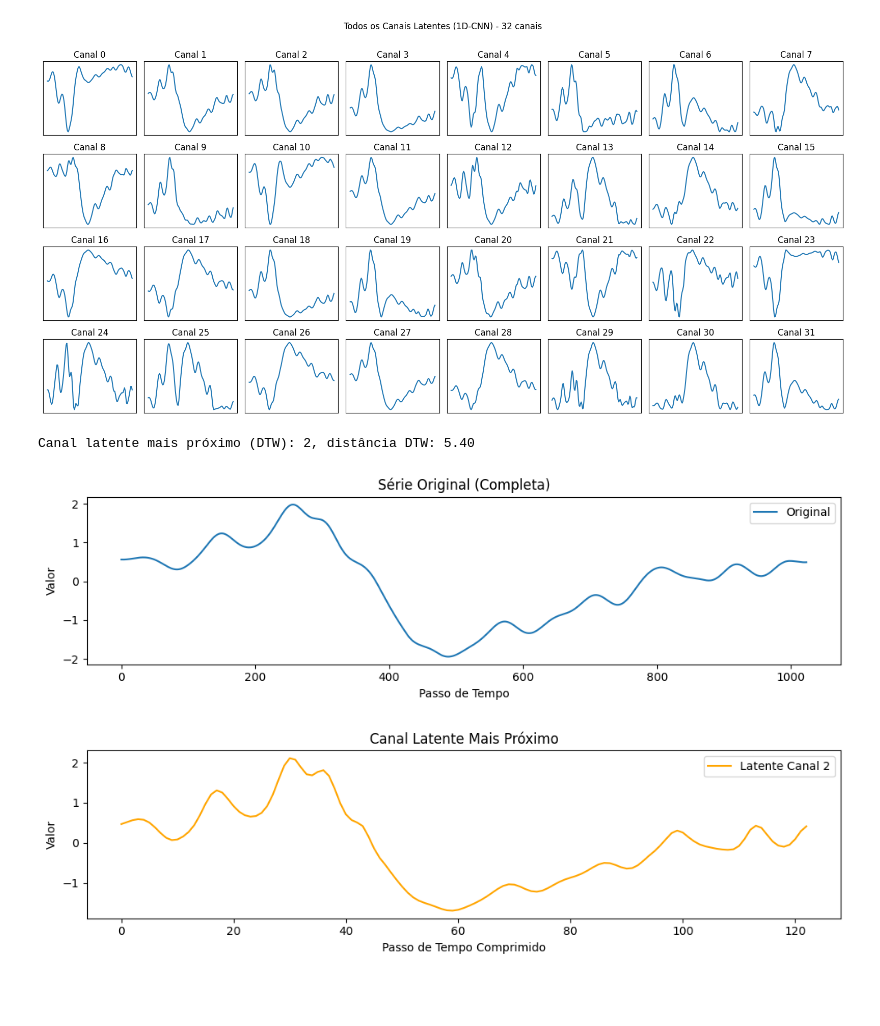
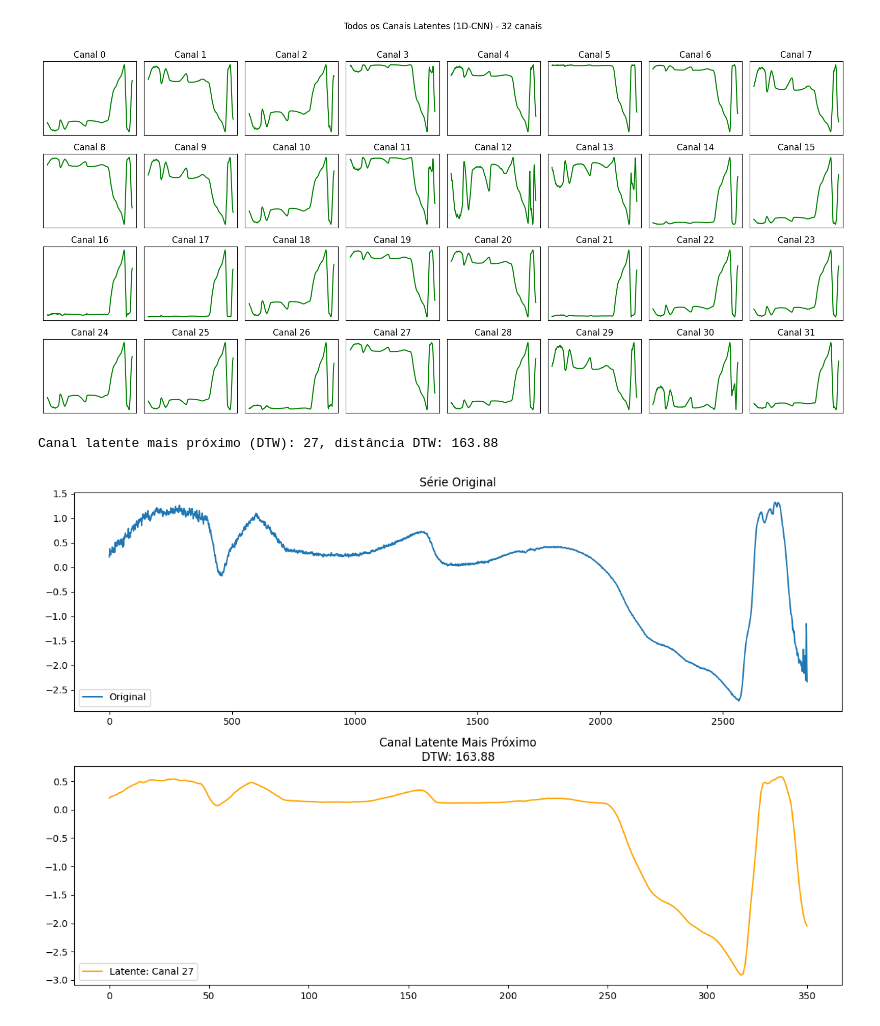
Before and after one commit to MoroFernando/time-series-dimensionality-reduction, a Jupyter notebook: autoencoder.ipynb, the cells around one changed output. Saved outputs shown, nothing was run; the diff lists cells and outputs as text; code cells hidden in the pictures; blank space fills up the shorter version.

```diff
--- a/autoencoder.ipynb
+++ b/autoencoder.ipynb
@@ -176,9 +185,9 @@ class ConvAutoencoder(nn.Module):
             reconstructed = nn.functional.pad(reconstructed, (0, pad))
         return reconstructed
 # %%
-model_cnn = ConvAutoencoder()
-criterion = nn.MSELoss()
-optimizer = optim.Adam(model_cnn.parameters(), lr=0.001)
+model_cae = ConvAutoencoder()
+criterion_cae = nn.MSELoss()
+optimizer_cae = optim.Adam(model_cae.parameters())
 
 print("Treinando 1D-CNN Autoencoder...")
 print(f"Dados de entrada shape: {X_train_cnn_tensor.shape}")
@@ -191,13 +200,13 @@ for epoch in range(num_epochs):
     epoch_loss = 0.0
     for data, _ in train_cnn_loader:
         # --- Forward Pass ---
-        output = model_cnn(data)
-        loss = criterion(output, data)
+        output = model_cae(data)
+        loss = criterion_cae(output, data)
 
         # --- Backward Pass ---
-        optimizer.zero_grad()
+        optimizer_cae.zero_grad()
         loss.backward()
-        optimizer.step()
+        optimizer_cae.step()
 
         epoch_loss += loss.item()
 
@@ -285,14 +286,14 @@ Shape da linha máxima latente: (123,)
 # %%
 # Ajustado para 32 canais em grade 4x8
-n_channels = min(32, latent_to_plot.shape[0])
+N_CHANNELS = latent_data_cnn.shape[1]
 rows, cols = 4, 8
 
 fig, axes = plt.subplots(rows, cols, figsize=(16, 8))
 for i in range(rows * cols):
   r, c = divmod(i, cols)
   ax = axes[r, c]
-  if i < n_channels:
-    ax.plot(latent_to_plot[i])
+  if i < N_CHANNELS:
+    ax.plot(latent_numpy[i], color='green')
     ax.set_title(f'Canal {i}')
   else:
     ax.axis('off')  # esconde subplots extras se houver menos de 32 canais
@@ -303,42 +304,32 @@ plt.suptitle('Todos os Canais Latentes (1D-CNN) - 32 canais')
 plt.tight_layout(rect=[0, 0, 1, 0.97])
 plt.show()
 # %% [output]
-[figure, old version]
+[figure, new version]
 # %%
 from aeon.distances import dtw_distance
-import numpy as np
-
-# original_to_plot: shape [1024]
-# latent_to_plot: shape [64, 128]
 
 dtw_distances = []
-for i in range(latent_to_plot.shape[0]):
-    dist = dtw_distance(original_to_plot, latent_to_plot[i])
+for i in range(latent_numpy.shape[0]):
+    dist = dtw_distance(SAMPLE_SERIE.numpy(), latent_numpy[i])
     dtw_distances.append(dist)
 
 best_channel = np.argmin(dtw_distances)
 print(f"Canal latente mais próximo (DTW): {best_channel}, distância DTW: {dtw_distances[best_channel]:.2f}")
 
-# Figura 1: Série original (completa)
-plt.figure(figsize=(10, 3))
-plt.plot(original_to_plot, label='Original')
-plt.legend()
-plt.title('Série Original (Completa)')
-plt.xlabel('Passo de Tempo')
-plt.ylabel('Valor')
+fig, (ax1, ax2) = plt.subplots(2, 1, figsize=(12, 8))
+
+# Série original
+ax1.plot(SAMPLE_SERIE, label='Original')
+ax1.legend()
+ax1.set_title('Série Original')
+
+# Figura 2: Canal latente reduzido
+ax2.plot(latent_numpy[best_channel], label=f'Latente: Canal {best_channel}', color='orange')
+ax2.legend()
+ax2.set_title(f'Canal Latente Mais Próximo\nDTW: {dtw_distances[best_channel]:.2f}')
+
 plt.tight_layout()
 plt.show()
-
-# Figura 2: Canal latente reduzido (sem resize, laranja)
-plt.figure(figsize=(10, 3))
-plt.plot(latent_to_plot[best_channel], label=f'Latente Canal {best_channel}', color='orange')
-plt.legend()
-plt.title('Canal Latente Mais Próximo')
-plt.xlabel('Passo de Tempo Comprimido')
-plt.ylabel('Valor')
-plt.tight_layout()
-plt.show()
 # %% [output]
-Canal latente mais próximo (DTW): 2, distância DTW: 5.40
+Canal latente mais próximo (DTW): 27, distância DTW: 163.88
-[figure, old version]
+[figure, new version]
-[figure, removed]
```
Also changed, not shown: parts of 14 cells of this notebook.
